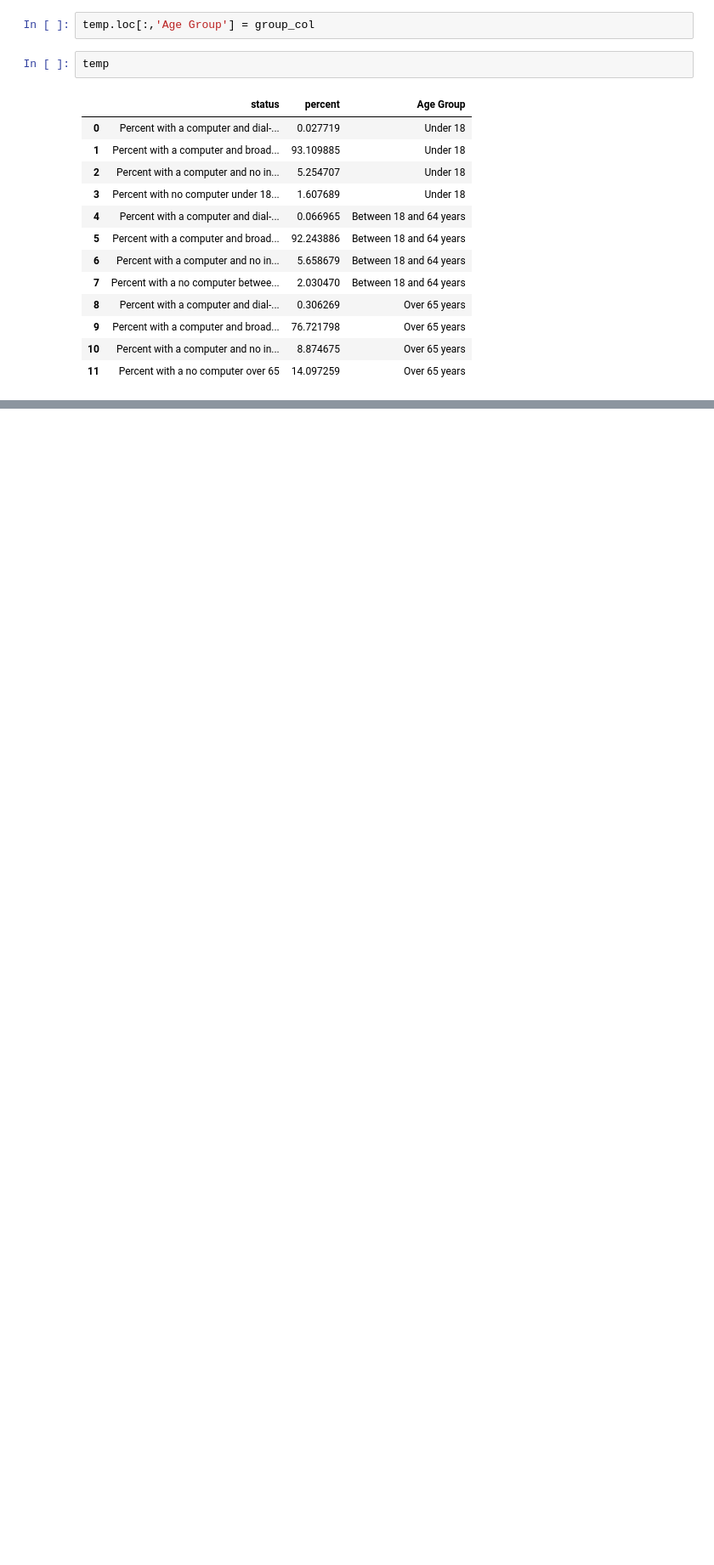
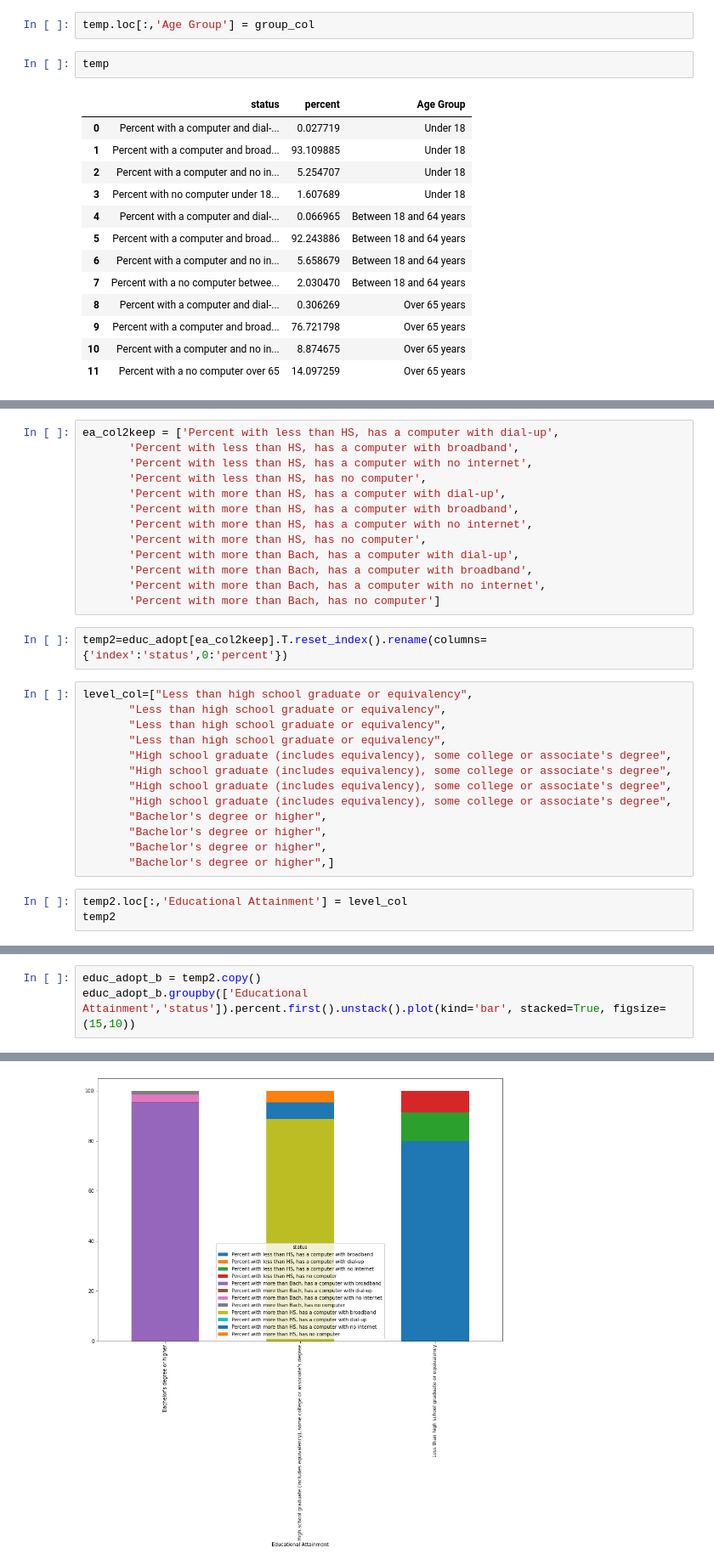
Before and after one commit to cristemc/up206a-michael, a Jupyter notebook: Week_04/visualization explorations.ipynb, the cells around one changed output, grey strips where cells are left out. Shown at 85% size. Drawn from its saved outputs; the diff is of its cells as text; blank space fills up the shorter version.

Commit message:
Second stacked chart added

```diff
--- a/Week_04/visualization explorations.ipynb
+++ b/Week_04/visualization explorations.ipynb
@@ -340,0 +502,31 @@ age_adopt_b.groupby(['Age Group','status']).percent.first().unstack().plot(
+# %%
+ea_col2keep = ['Percent with less than HS, has a computer with dial-up',
+       'Percent with less than HS, has a computer with broadband',
+       'Percent with less than HS, has a computer with no internet',
+       'Percent with less than HS, has no computer',
+       'Percent with more than HS, has a computer with dial-up',
+       'Percent with more than HS, has a computer with broadband',
+       'Percent with more than HS, has a computer with no internet',
+       'Percent with more than HS, has no computer',
+       'Percent with more than Bach, has a computer with dial-up',
+       'Percent with more than Bach, has a computer with broadband',
+       'Percent with more than Bach, has a computer with no internet',
+       'Percent with more than Bach, has no computer']
+# %%
+temp2=educ_adopt[ea_col2keep].T.reset_index().rename(columns={'index':'status',0:'percent'})
+# %%
+level_col=["Less than high school graduate or equivalency",
+       "Less than high school graduate or equivalency",
+       "Less than high school graduate or equivalency",
+       "Less than high school graduate or equivalency",
+       "High school graduate (includes equivalency), some college or associate's degree",
+       "High school graduate (includes equivalency), some college or associate's degree",
+       "High school graduate (includes equivalency), some college or associate's degree",
+       "High school graduate (includes equivalency), some college or associate's degree",
+       "Bachelor's degree or higher",
+       "Bachelor's degree or higher",
+       "Bachelor's degree or higher",
+       "Bachelor's degree or higher",]
+# %%
+temp2.loc[:,'Educational Attainment'] = level_col
+temp2
@@ -340,0 +547,4 @@ age_adopt_b.groupby(['Age Group','status']).percent.first().unstack().plot(
+# %%
+educ_adopt_b = temp2.copy()
+educ_adopt_b.groupby(['Educational Attainment','status']).percent.first().unstack().plot(kind='bar', stacked=True, figsize=(15,10))
+# %% [output]
@@ -340,0 +552 @@ age_adopt_b.groupby(['Age Group','status']).percent.first().unstack().plot(
+[figure, added]
```
Also changed, not shown: parts of 14 cells of this notebook.
